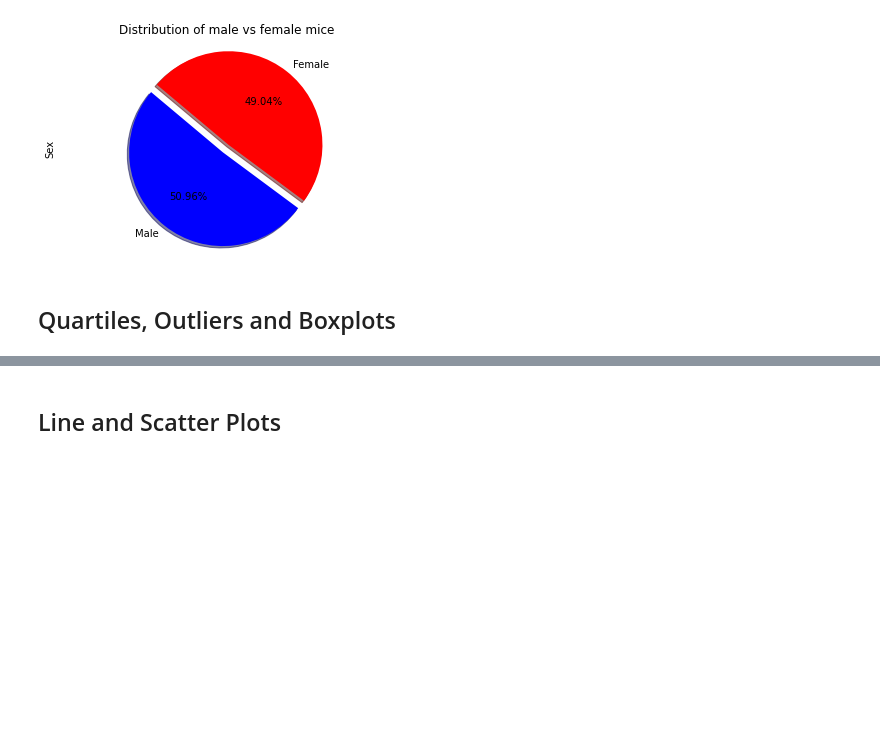
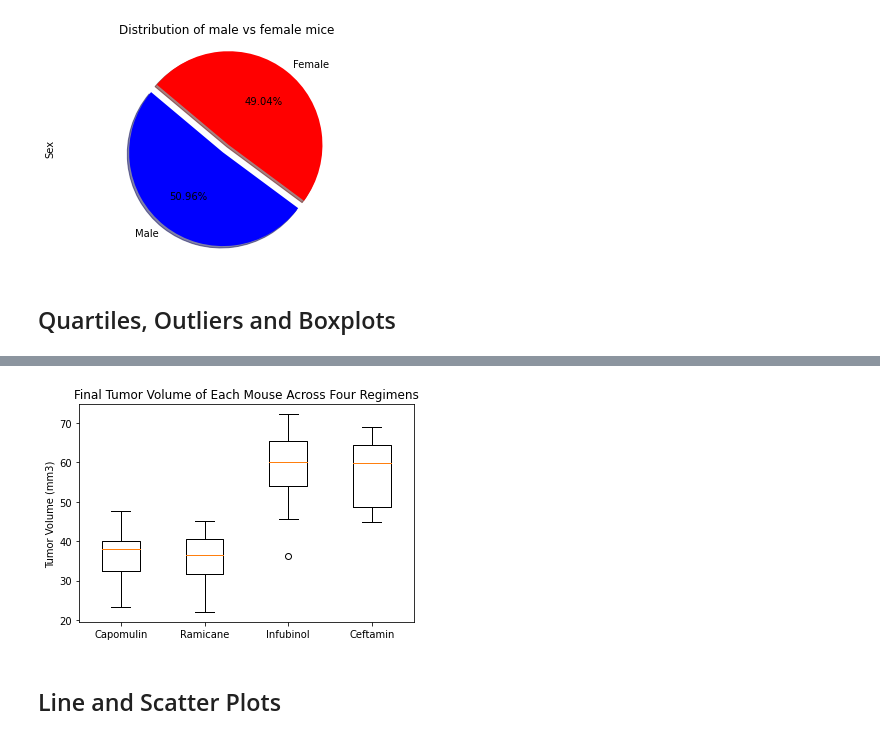
Before and after one commit to vasantap/The-Power-of-Plots, a Jupyter notebook: pymaceuticals_starter.ipynb, the cells around one changed output, grey strips where cells are left out. Drawn from its saved outputs; the diff is of its cells as text; code cells hidden in the pictures; blank space fills up the shorter version.

Commit message:
Quartiles,outliers and boxplots

```diff
--- a/pymaceuticals_starter.ipynb
+++ b/pymaceuticals_starter.ipynb
@@ -204,6 +195,9 @@ Name: Sex, dtype: int64
 # Capomulin, Ramicane, Infubinol, and Ceftamin
 
 # Start by getting the last (greatest) timepoint for each mouse
-
+greatest_timepoint = clean_data.groupby(['Mouse ID'])['Timepoint'].max()
+greatest_timepoint
 
 # Merge this group df with the original dataframe to get the tumor volume at the last timepoint
+last_timepoint_df = pd.merge(greatest_timepoint, clean_data, on=['Mouse ID','Timepoint'])
+last_timepoint_df[['Mouse ID','Timepoint','Tumor Volume (mm3)']]
@@ -210,17 +218,14 @@ Name: Sex, dtype: int64
 # %%
 # Put treatments into a list for for loop (and later for plot labels)
-
+treatments = ['Capomulin','Ramicane','Infubinol','Ceftamin']
 
 # Create empty list to fill with tumor vol data (for plotting)
-
+tumor_vol_data = []
 
 # Calculate the IQR and quantitatively determine if there are any potential outliers.
 
-
-    # Locate the rows which contain mice on each drug and get the tumor volumes
-
-
-    # add subset
-
-
-    # Determine outliers using upper and lower bounds
+# Locate the rows which contain mice on each drug and get the tumor volumes
+for treatment in treatments:
+    treatment_df = last_timepoint_df.loc[last_timepoint_df['Drug Regimen'] == treatment]['Tumor Volume (mm3)']
+    tumor_vol_data.append(treatment_df)
+tumor_vol_data
@@ -227,5 +276,13 @@ Name: Sex, dtype: int64
 # %%
 # Generate a box plot of the final tumor volume of each mouse across four regimens of interest
+# using matplotlib.
+plt.boxplot(tumor_vol_data)
+plt.xticks([1,2,3,4],treatments)
+plt.ylabel('Tumor Volume (mm3)')
+plt.title('Final Tumor Volume of Each Mouse Across Four Regimens')
+plt.show()
+# %% [output]
+[figure, added]
 # %% [markdown]
 ## Line and Scatter Plots
 # %%
```
Also changed, not shown: parts of 7 cells of this notebook.
